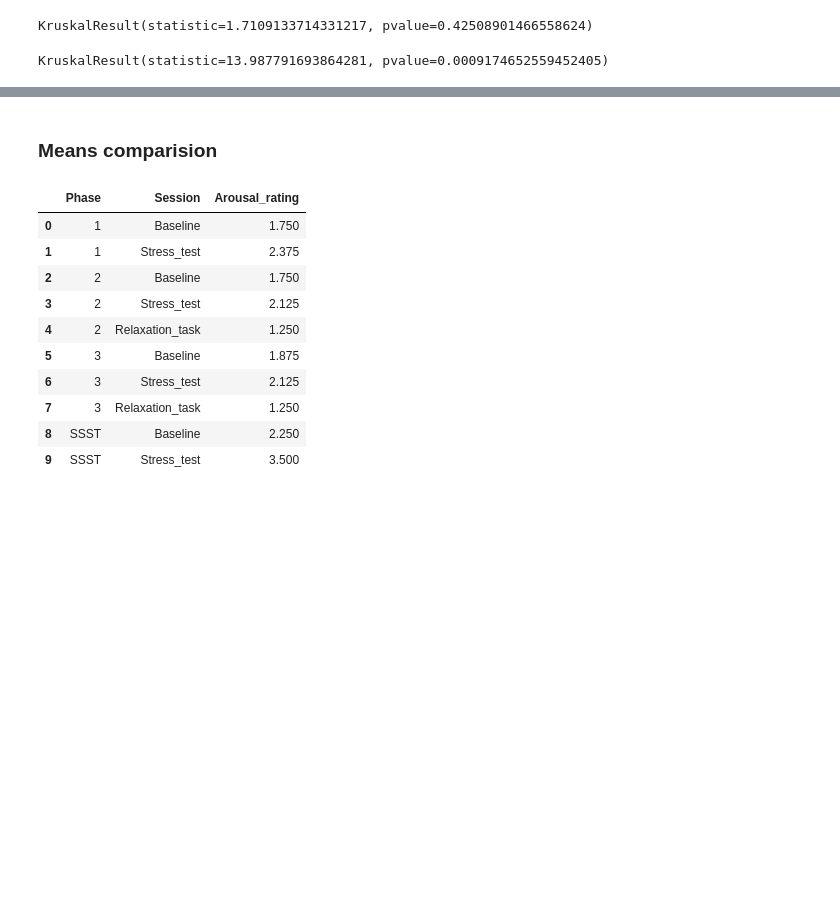
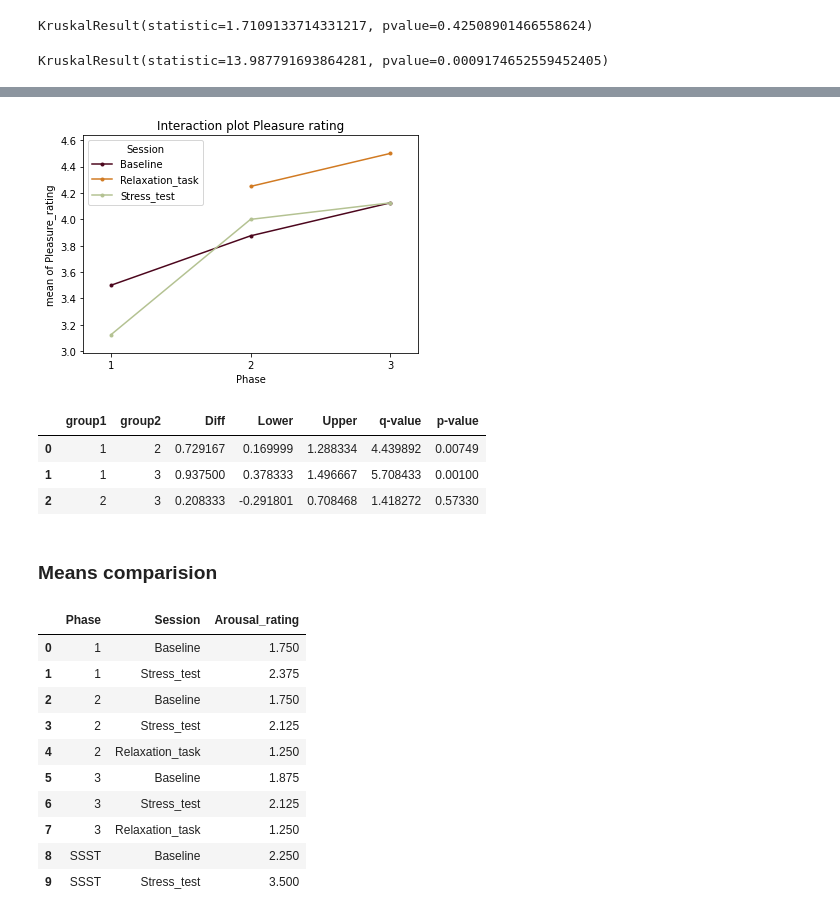
Before and after one commit to VaM999/Haptics_Stress_Eval, a Jupyter notebook: User_study_data_analysis/User_study_data_processing.ipynb, the cells around one changed output, grey strips where cells are left out. Cells and saved outputs as stored; diff of their text form; code cells hidden in the pictures; blank space fills up the shorter version.

```diff
--- a/User_study_data_analysis/User_study_data_processing.ipynb
+++ b/User_study_data_analysis/User_study_data_processing.ipynb
@@ -660,3 +704,28 @@ plt.show()
+# %%
+# Interaction plot
+
+fig = interaction_plot(x=anova_df['Phase'], trace=anova_df['Session'], response=anova_df['Pleasure_rating'],
+                       colors=['#4c061d', '#d17a22', '#b4c292'])
+
+plt.title(
+    'Interaction plot Pleasure rating')
+fig = plt.figure(1)
+fig.savefig(sam_directory_path +
+            "Interaction_plot_pleasure_rating.png")
+plt.show()
+# %% [output]
+[figure, added]
+# %%
+res = stat()
+# for main effect Genotype
+res.tukey_hsd(df=anova_df, res_var='Pleasure_rating', xfac_var='Phase',
+              anova_model='Pleasure_rating~C(Phase)+C(Session)+C(Phase):C(Session)')
+res.tukey_summary
+# %% [output]
+|  | group1 | group2 | Diff | Lower | Upper | q-value | p-value |
+| 0 | 1 | 2 | 0.729167 | 0.169999 | 1.288334 | 4.439892 | 0.00749 |
+| 1 | 1 | 3 | 0.937500 | 0.378333 | 1.496667 | 5.708433 | 0.00100 |
+| 2 | 2 | 3 | 0.208333 | -0.291801 | 0.708468 | 1.418272 | 0.57330 |
 # %% [markdown]
 ### Means comparision
 # %%
```
Also changed, not shown: parts of 14 cells of this notebook, 7 other files.
